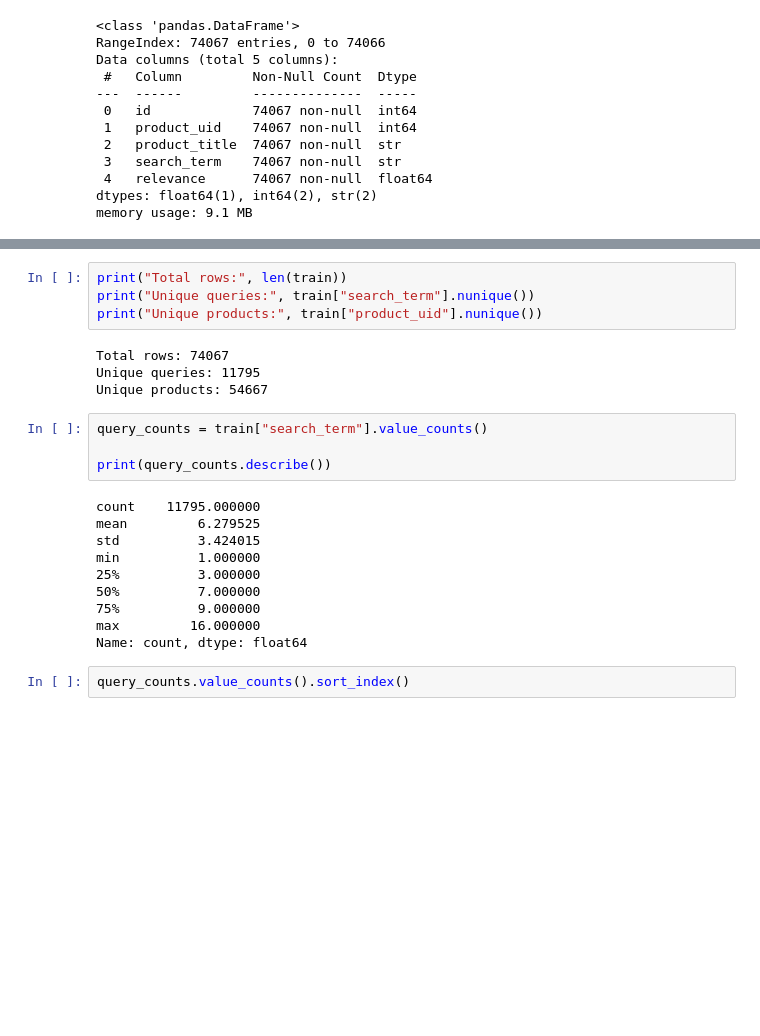
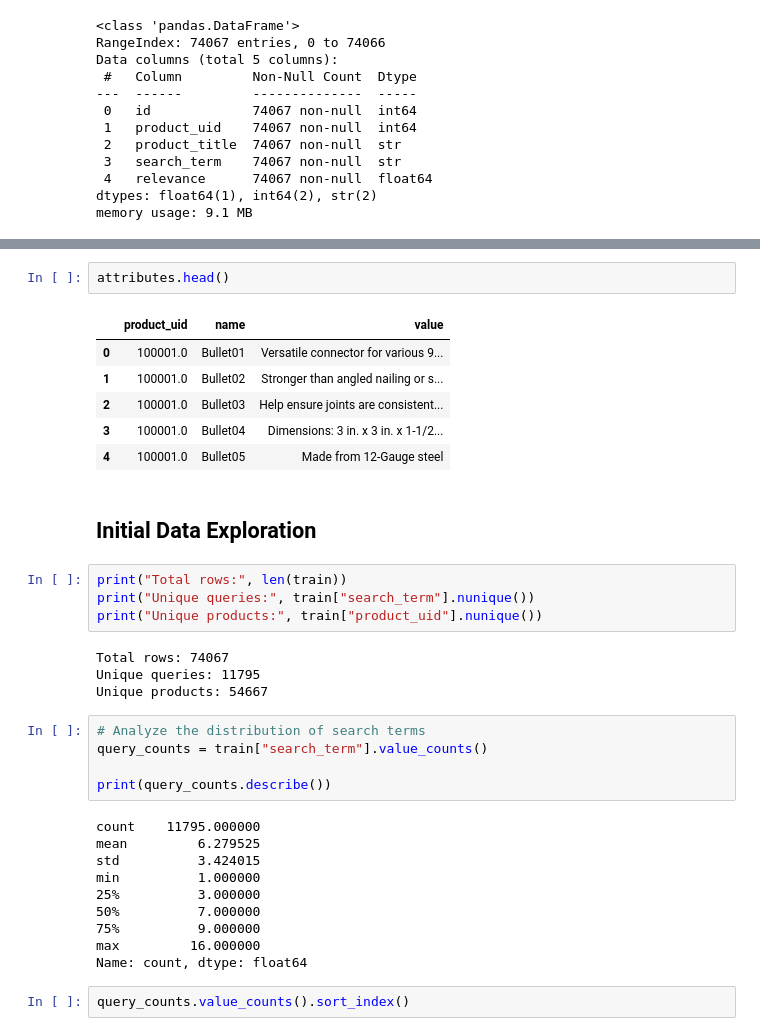
Before and after one commit to KeTimothy/product-search-ranking, a Jupyter notebook: notebooks/01_data_exploration.ipynb, the cells around one changed output, grey strips where cells are left out. Drawn from its saved outputs; the diff is of its cells as text; blank space fills up the shorter version.

```diff
--- a/notebooks/01_data_exploration.ipynb
+++ b/notebooks/01_data_exploration.ipynb
@@ -48,3 +106,14 @@ memory usage: 9.1 MB
+# %%
+attributes.head()
+# %% [output]
+|  | product_uid | name | value |
+| 0 | 100001.0 | Bullet01 | Versatile connector for various 9... |
+| 1 | 100001.0 | Bullet02 | Stronger than angled nailing or s... |
+| 2 | 100001.0 | Bullet03 | Help ensure joints are consistent... |
+| 3 | 100001.0 | Bullet04 | Dimensions: 3 in. x 3 in. x 1-1/2... |
+| 4 | 100001.0 | Bullet05 | Made from 12-Gauge steel |
+# %% [markdown]
+## Initial Data Exploration
 # %%
 print("Total rows:", len(train))
 print("Unique queries:", train["search_term"].nunique())
@@ -54,6 +123,7 @@ Total rows: 74067
 Unique queries: 11795
 Unique products: 54667
 # %%
+# Analyze the distribution of search terms
 query_counts = train["search_term"].value_counts()
 
 print(query_counts.describe())
```
Also changed, not shown: parts of 42 cells of this notebook, 6 other files.
